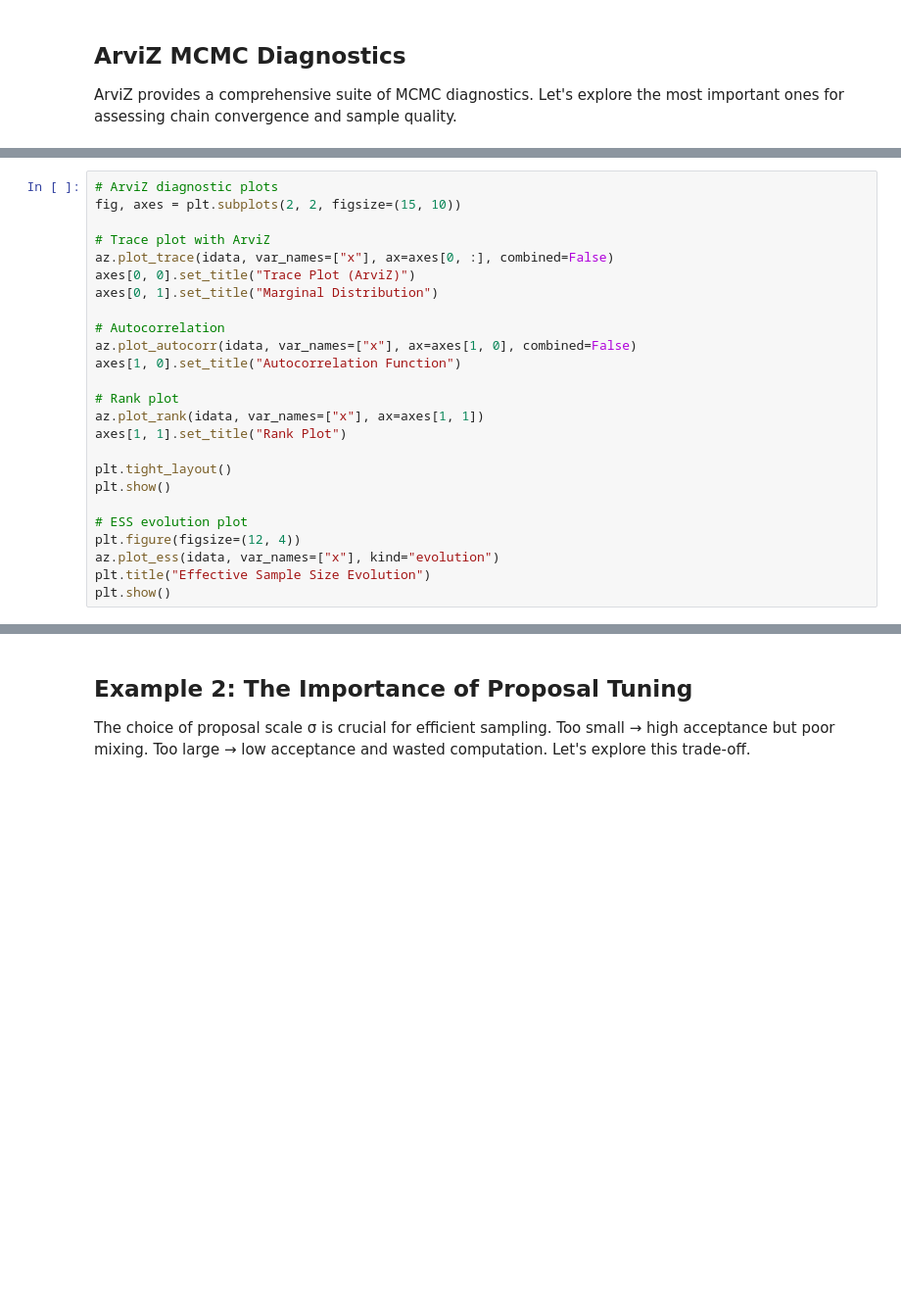
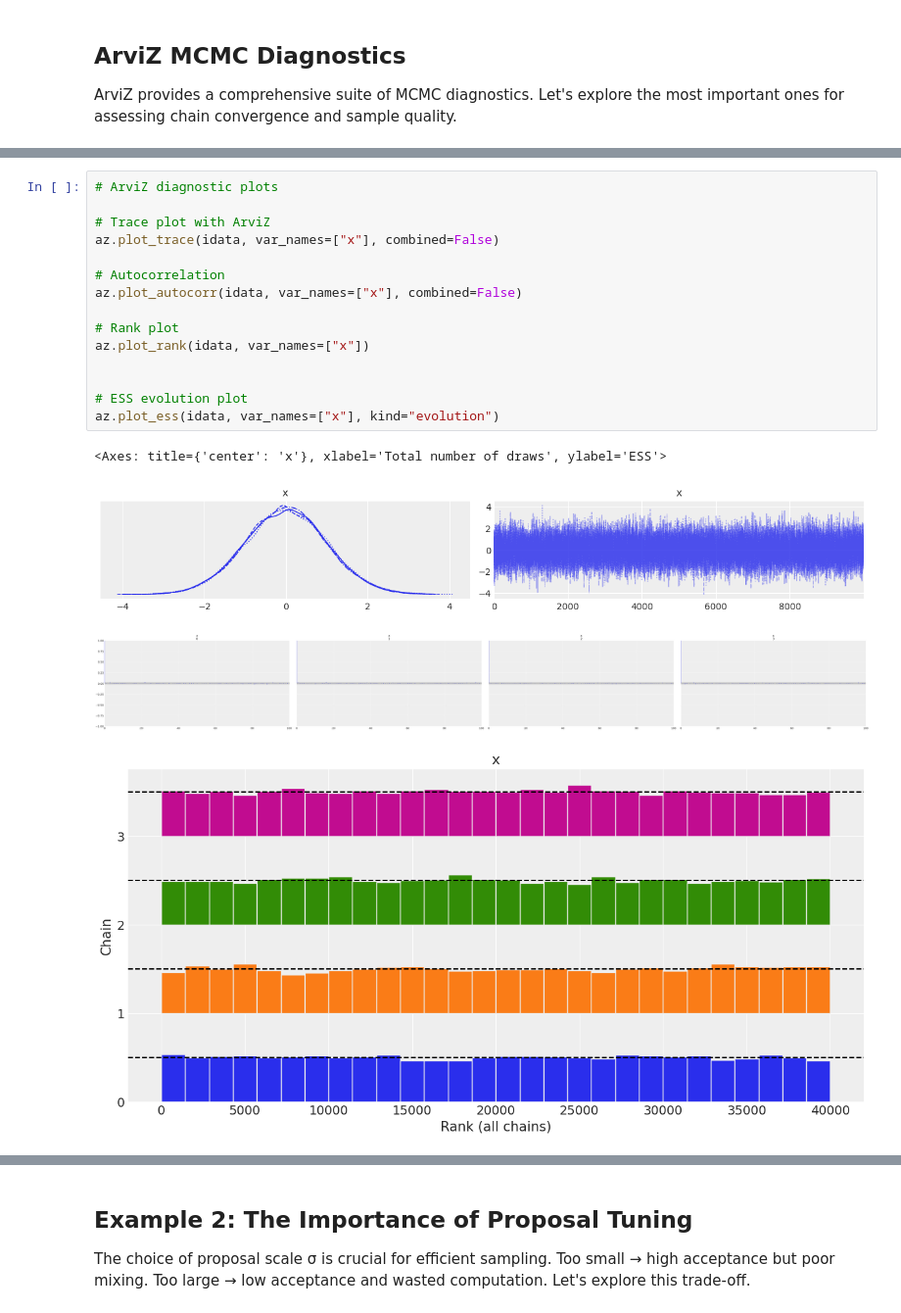
Before and after one commit to carsten-j/mc-lab, a Jupyter notebook: notebooks/metropolis_hastings_demo.ipynb, the cells around one changed output, grey strips where cells are left out. Shown at 98% size. Drawn from its saved outputs; the diff is of its cells as text; blank space fills up the shorter version.

```diff
--- a/notebooks/metropolis_hastings_demo.ipynb
+++ b/notebooks/metropolis_hastings_demo.ipynb
@@ -232,25 +187,20 @@ else:
 # %%
 # ArviZ diagnostic plots
-fig, axes = plt.subplots(2, 2, figsize=(15, 10))
 
 # Trace plot with ArviZ
-az.plot_trace(idata, var_names=["x"], ax=axes[0, :], combined=False)
-axes[0, 0].set_title("Trace Plot (ArviZ)")
-axes[0, 1].set_title("Marginal Distribution")
+az.plot_trace(idata, var_names=["x"], combined=False)
 
 # Autocorrelation
-az.plot_autocorr(idata, var_names=["x"], ax=axes[1, 0], combined=False)
-axes[1, 0].set_title("Autocorrelation Function")
+az.plot_autocorr(idata, var_names=["x"], combined=False)
 
 # Rank plot
-az.plot_rank(idata, var_names=["x"], ax=axes[1, 1])
-axes[1, 1].set_title("Rank Plot")
+az.plot_rank(idata, var_names=["x"])
 
-plt.tight_layout()
-plt.show()
 
 # ESS evolution plot
-plt.figure(figsize=(12, 4))
 az.plot_ess(idata, var_names=["x"], kind="evolution")
-plt.title("Effective Sample Size Evolution")
-plt.show()
+# %% [output]
+<Axes: title={'center': 'x'}, xlabel='Total number of draws', ylabel='ESS'>
+[figure, added]
+[figure, added]
+[figure, added]
```
Also changed, not shown: parts of 12 cells of this notebook, 9 other files.
